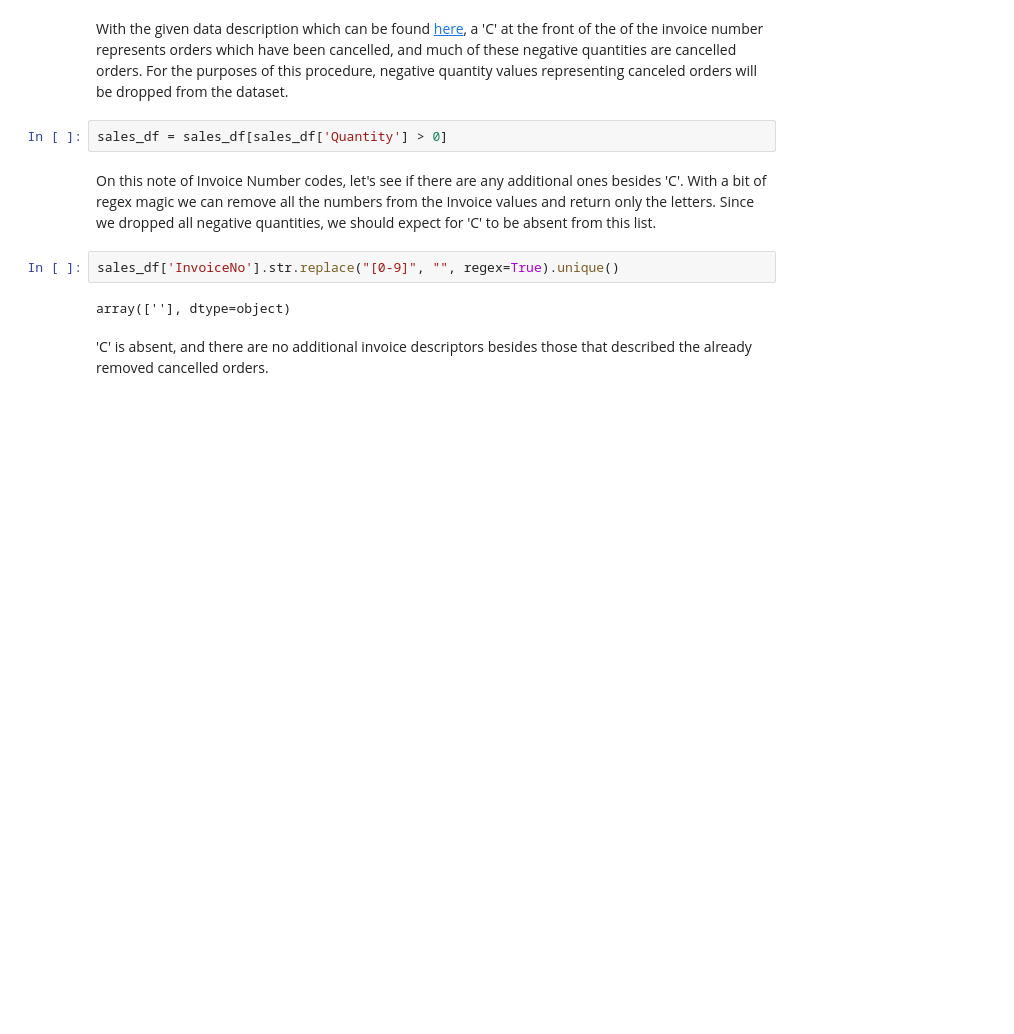
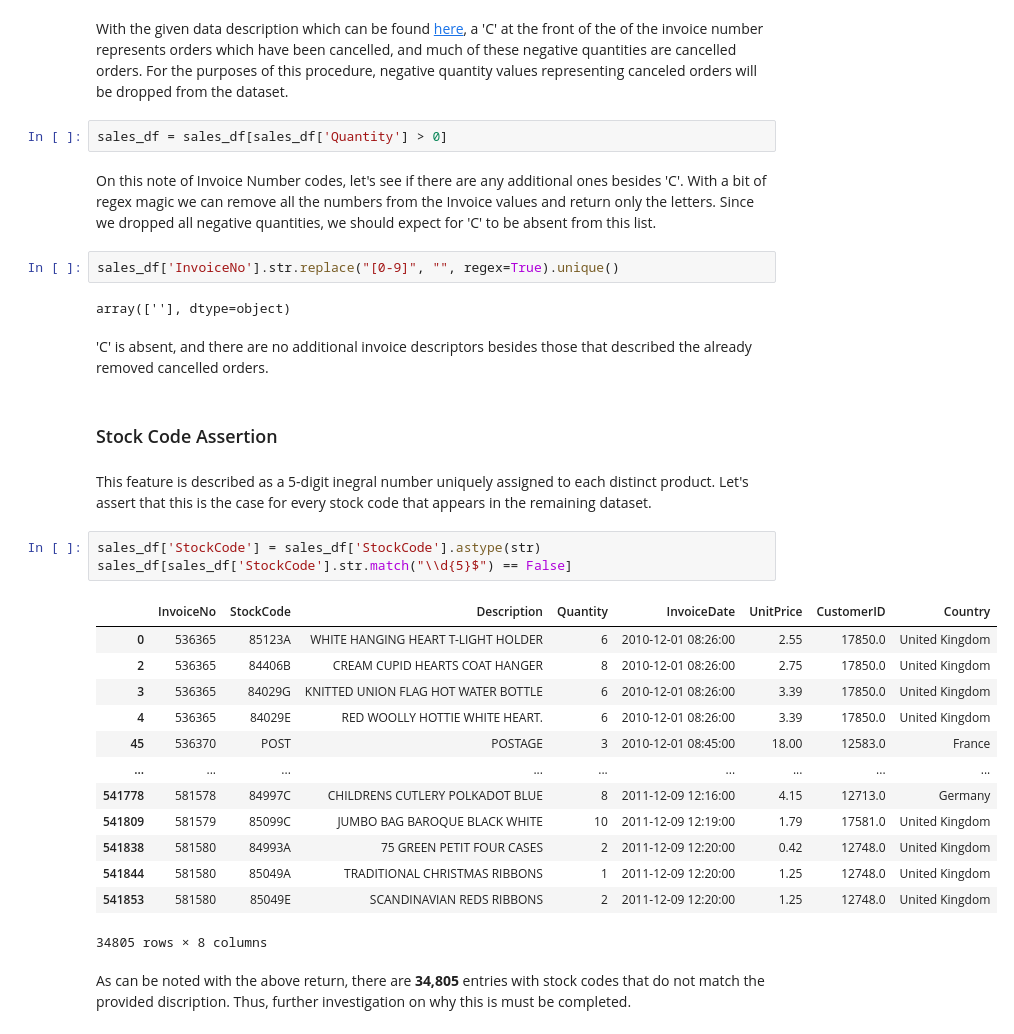
Before and after one commit to UmbertoFasci/SARIMA_SalesForecasting, a Jupyter notebook: SARIMA_Retail_Sales_Forecast.ipynb, the cells around one changed output. Cells and saved outputs as stored; diff of their text form; blank space fills up the shorter version.

Commit message:
Stock code assertion/investigation

```diff
--- a/SARIMA_Retail_Sales_Forecast.ipynb
+++ b/SARIMA_Retail_Sales_Forecast.ipynb
@@ -199,3 +199,26 @@ sales_df['InvoiceNo'].str.replace("[0-9]", "", regex=True).unique()
 array([''], dtype=object)
 # %% [markdown]
 'C' is absent, and there are no additional invoice descriptors besides those that described the already removed cancelled orders.
+# %% [markdown]
+### Stock Code Assertion
+# %% [markdown]
+This feature is described as a 5-digit inegral number uniquely assigned to each distinct product. Let's assert that this is the case for every stock code that appears in the remaining dataset.
+# %%
+sales_df['StockCode'] = sales_df['StockCode'].astype(str)
+sales_df[sales_df['StockCode'].str.match("\\d{5}$") == False]
+# %% [output]
+|  | InvoiceNo | StockCode | Description | Quantity | InvoiceDate | UnitPrice | CustomerID | Country |
+| 0 | 536365 | 85123A | WHITE HANGING HEART T-LIGHT HOLDER | 6 | 2010-12-01 08:26:00 | 2.55 | 17850.0 | United Kingdom |
+| 2 | 536365 | 84406B | CREAM CUPID HEARTS COAT HANGER | 8 | 2010-12-01 08:26:00 | 2.75 | 17850.0 | United Kingdom |
+| 3 | 536365 | 84029G | KNITTED UNION FLAG HOT WATER BOTTLE | 6 | 2010-12-01 08:26:00 | 3.39 | 17850.0 | United Kingdom |
+| 4 | 536365 | 84029E | RED WOOLLY HOTTIE WHITE HEART. | 6 | 2010-12-01 08:26:00 | 3.39 | 17850.0 | United Kingdom |
+| 45 | 536370 | POST | POSTAGE | 3 | 2010-12-01 08:45:00 | 18.00 | 12583.0 | France |
+| ... | ... | ... | ... | ... | ... | ... | ... | ... |
+| 541778 | 581578 | 84997C | CHILDRENS CUTLERY POLKADOT BLUE | 8 | 2011-12-09 12:16:00 | 4.15 | 12713.0 | Germany |
+| 541809 | 581579 | 85099C | JUMBO BAG BAROQUE BLACK WHITE | 10 | 2011-12-09 12:19:00 | 1.79 | 17581.0 | United Kingdom |
+| 541838 | 581580 | 84993A | 75 GREEN PETIT FOUR CASES | 2 | 2011-12-09 12:20:00 | 0.42 | 12748.0 | United Kingdom |
+| 541844 | 581580 | 85049A | TRADITIONAL CHRISTMAS RIBBONS | 1 | 2011-12-09 12:20:00 | 1.25 | 12748.0 | United Kingdom |
+| 541853 | 581580 | 85049E | SCANDINAVIAN REDS RIBBONS | 2 | 2011-12-09 12:20:00 | 1.25 | 12748.0 | United Kingdom |
+34805 rows × 8 columns
+# %% [markdown]
+As can be noted with the above return, there are **34,805** entries with stock codes that do not match the provided discription. Thus, further investigation on why this is must be completed.
```
